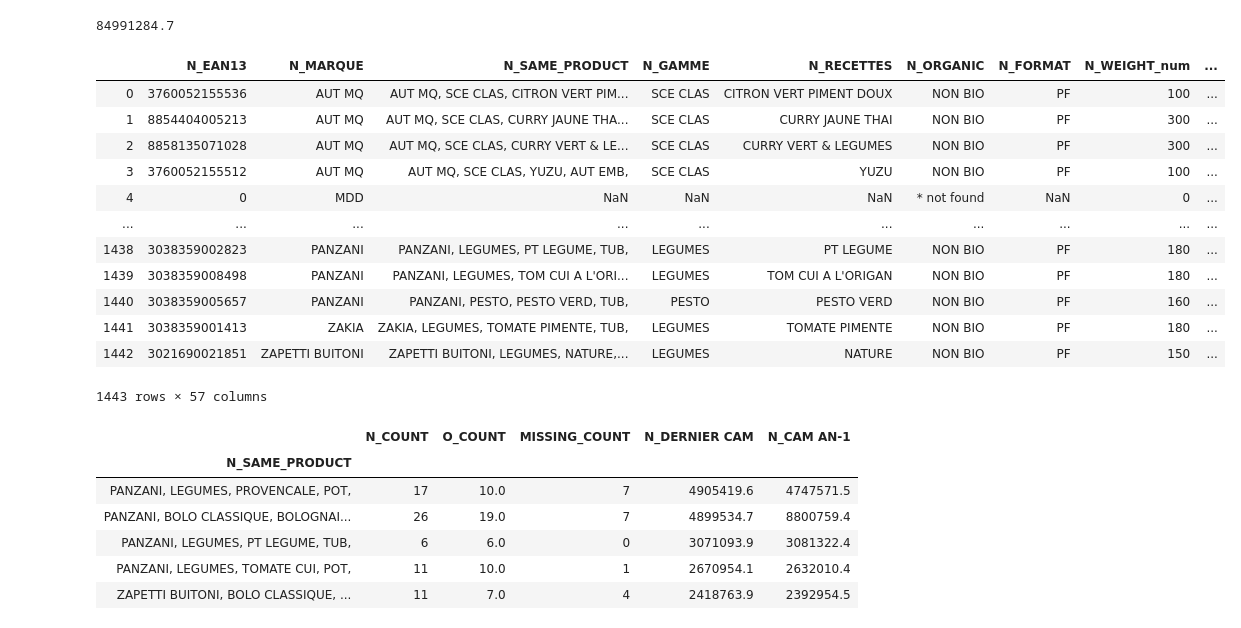
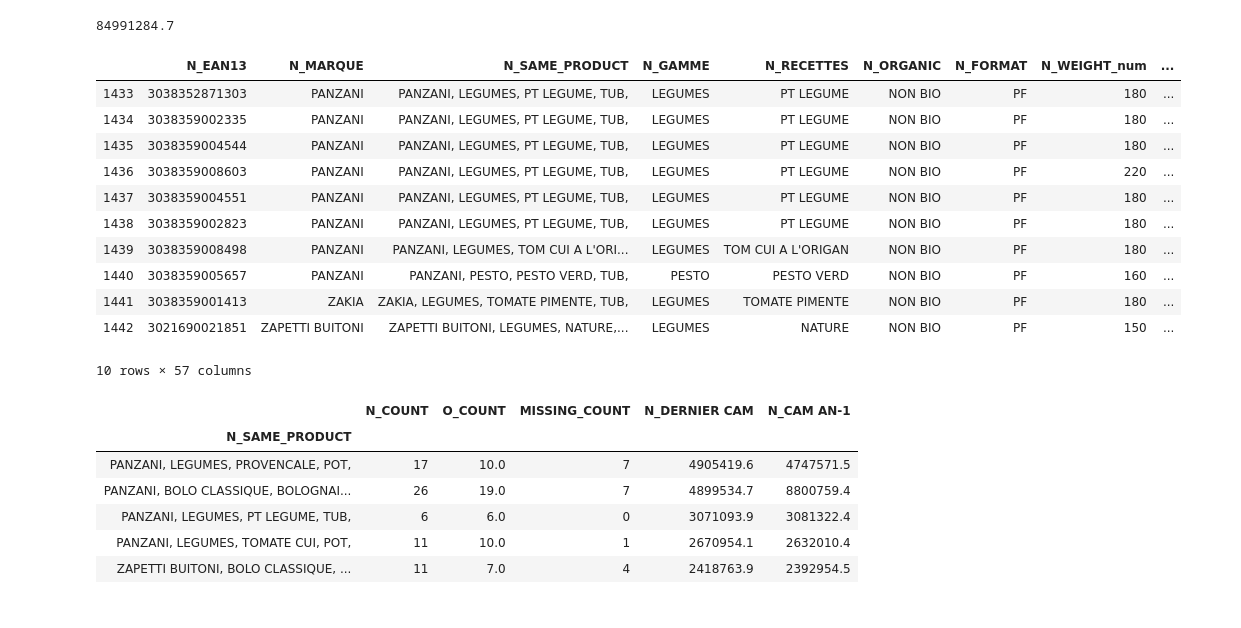
Before and after one commit to alex-toy/italians_do_it_better, a Jupyter notebook: Fusion_N_O.ipynb, the cells around one changed output. Cells and saved outputs as stored; diff of their text form; code cells hidden in the pictures.

```diff
--- a/Fusion_N_O.ipynb
+++ b/Fusion_N_O.ipynb
@@ -6,6 +6,12 @@ import re
 #################################################
 # 1) FUNCTIONS                                  #
 #################################################
+# %%
+def split_text_left(text_to_split,text) :
+    if isinstance(text_to_split, str) :
+        return text_to_split.split(text, 1)[0] # keep first part [0] of split (before the splitter (st[1])
+    else :
+        return ''
 # %%
 from func import *
 #unique_clean(data,col,pr=0)
@@ -33,3 +39,4 @@ df_O_PROD['O_EAN13'] = df_O_PROD['O_EAN13'].astype(str)
 
 #Creation of a column with ones to count product matches with groupby method
 df_O_PROD['O_COUNT'] = 1
+df_O_PROD['O_date_modified'] = df_O_PROD['O_interface_version_modified'].apply(lambda row : split_text_left(row, '.'))
@@ -336,20 +358,19 @@ df_M_PROD['N_DERNIER CAM'].sum()
 # %% [output]
 84991284.7
 # %%
-df_M_PROD
+df_M_PROD.tail(10)
 # %% [output]
 |  | N_EAN13 | N_MARQUE | N_SAME_PRODUCT | N_GAMME | N_RECETTES | N_ORGANIC | N_FORMAT | N_WEIGHT_num | ... |
-| 0 | 3760052155536 | AUT MQ | AUT MQ, SCE CLAS, CITRON VERT PIM... | SCE CLAS | CITRON VERT PIMENT DOUX | NON BIO | PF | 100 | ... |
-| 1 | 8854404005213 | AUT MQ | AUT MQ, SCE CLAS, CURRY JAUNE THA... | SCE CLAS | CURRY JAUNE THAI | NON BIO | PF | 300 | ... |
-| 2 | 8858135071028 | AUT MQ | AUT MQ, SCE CLAS, CURRY VERT & LE... | SCE CLAS | CURRY VERT & LEGUMES | NON BIO | PF | 300 | ... |
-| 3 | 3760052155512 | AUT MQ | AUT MQ, SCE CLAS, YUZU, AUT EMB, | SCE CLAS | YUZU | NON BIO | PF | 100 | ... |
-| 4 | 0 | MDD | NaN | NaN | NaN | * not found | NaN | 0 | ... |
-| ... | ... | ... | ... | ... | ... | ... | ... | ... | ... |
+| 1433 | 3038352871303 | PANZANI | PANZANI, LEGUMES, PT LEGUME, TUB, | LEGUMES | PT LEGUME | NON BIO | PF | 180 | ... |
+| 1434 | 3038359002335 | PANZANI | PANZANI, LEGUMES, PT LEGUME, TUB, | LEGUMES | PT LEGUME | NON BIO | PF | 180 | ... |
+| 1435 | 3038359004544 | PANZANI | PANZANI, LEGUMES, PT LEGUME, TUB, | LEGUMES | PT LEGUME | NON BIO | PF | 180 | ... |
+| 1436 | 3038359008603 | PANZANI | PANZANI, LEGUMES, PT LEGUME, TUB, | LEGUMES | PT LEGUME | NON BIO | PF | 220 | ... |
+| 1437 | 3038359004551 | PANZANI | PANZANI, LEGUMES, PT LEGUME, TUB, | LEGUMES | PT LEGUME | NON BIO | PF | 180 | ... |
 | 1438 | 3038359002823 | PANZANI | PANZANI, LEGUMES, PT LEGUME, TUB, | LEGUMES | PT LEGUME | NON BIO | PF | 180 | ... |
 | 1439 | 3038359008498 | PANZANI | PANZANI, LEGUMES, TOM CUI A L'ORI... | LEGUMES | TOM CUI A L'ORIGAN | NON BIO | PF | 180 | ... |
 | 1440 | 3038359005657 | PANZANI | PANZANI, PESTO, PESTO VERD, TUB, | PESTO | PESTO VERD | NON BIO | PF | 160 | ... |
 | 1441 | 3038359001413 | ZAKIA | ZAKIA, LEGUMES, TOMATE PIMENTE, TUB, | LEGUMES | TOMATE PIMENTE | NON BIO | PF | 180 | ... |
 | 1442 | 3021690021851 | ZAPETTI BUITONI | ZAPETTI BUITONI, LEGUMES, NATURE,... | LEGUMES | NATURE | NON BIO | PF | 150 | ... |
-1443 rows × 57 columns
+10 rows × 57 columns
 # %%
 ############################################
```
Also changed, not shown: parts of 10 cells of this notebook, 4 other files.
